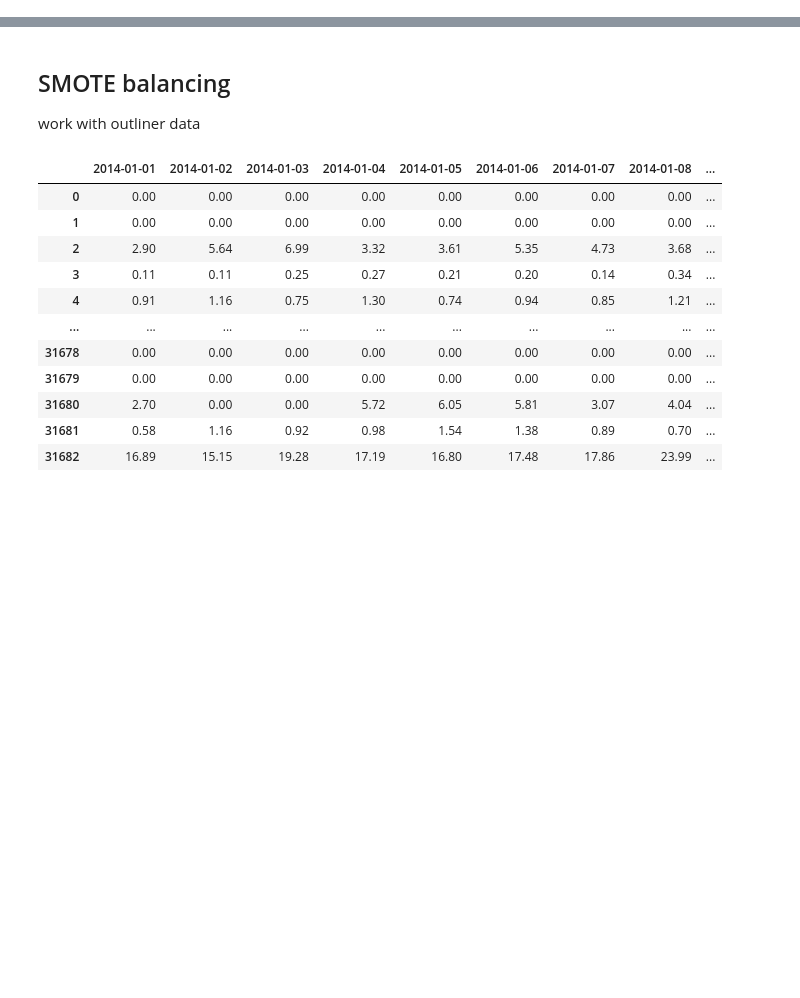
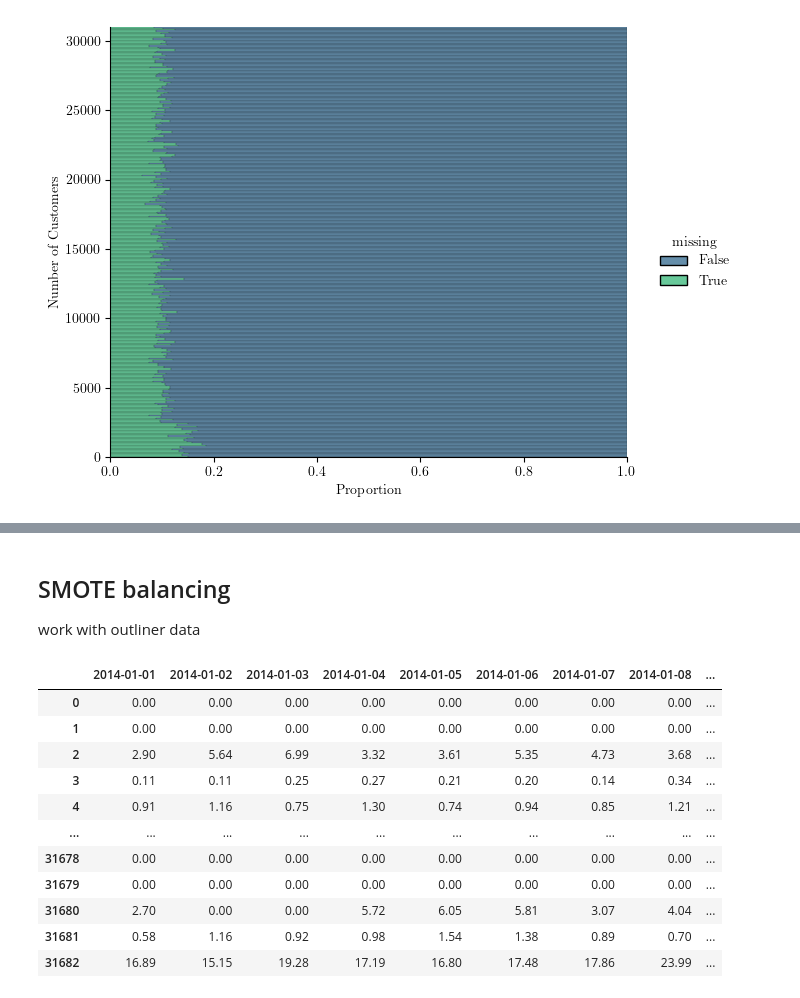
Before and after one commit to d41sys/electric-theft-detection, a Jupyter notebook: notebooks/preprocessing.ipynb, the cells around one changed output, grey strips where cells are left out. Drawn from its saved outputs; the diff is of its cells as text; code cells hidden in the pictures; blank space fills up the shorter version.

```diff
--- a/notebooks/preprocessing.ipynb
+++ b/notebooks/preprocessing.ipynb
@@ -457,0 +144,23 @@ print(temp[mask].values[np.where(mask)])
+# %%
+# Step 2: Data Cleaning
+
+## Giá trị ban đầu là 31683 nhưng khi sort theo date trước thì chỉ còn 31355
+
+threshold = 600  # Set the threshold for NaN values
+
+# remove duplicates rows
+dropIndex = handling_data[handling_data.duplicated()].index
+handling_data = handling_data.drop(dropIndex, axis=0)
+info_data = info_data.drop(dropIndex, axis=0)
+
+# zeroIndex = handling_data[(handling_data.sum(axis=1) == 0)].index  # remove all zero rows
+# handling_data = handling_data.drop(zeroIndex, axis=0)
+
+# Get index of rows with more than 600 NaNs
+overthreshhold_index = handling_data[handling_data.isnull().sum(axis=1) > threshold].index
+handling_data = handling_data.drop(overthreshhold_index)
+info_data = info_data.drop(overthreshhold_index, axis=0)
+
+handling_data.reset_index(inplace=True, drop=True)  # index sorting
+info_data.reset_index(inplace=True, drop=True)
+handling_data
@@ -457,0 +211,18 @@ print(temp[mask].values[np.where(mask)])
+# %%
+b=sns.displot(
+    data=handling_data.transpose().isna().melt(value_name="missing"),
+    y="variable",
+    hue="missing",
+    multiple="fill",
+    aspect=1.25,
+    palette="viridis"
+)
+# b.set_xticklabels(size = 12)
+# b.set_yticklabels(size = 12)
+plt.xlabel('Proportion')
+plt.ylabel('Number of Customers')
+plt.ylim([0,31000])
+plt.show()
+# plt.savefig('missing_P.png')
+# %% [output]
+[figure, added]
```
Also changed, not shown: parts of 68 cells of this notebook, 7 other files.
